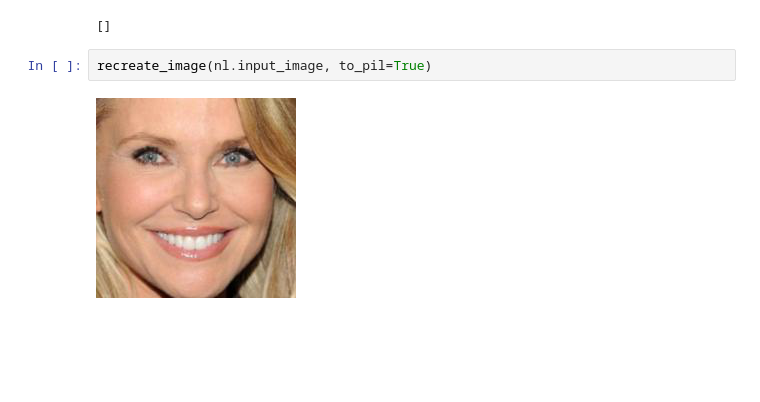
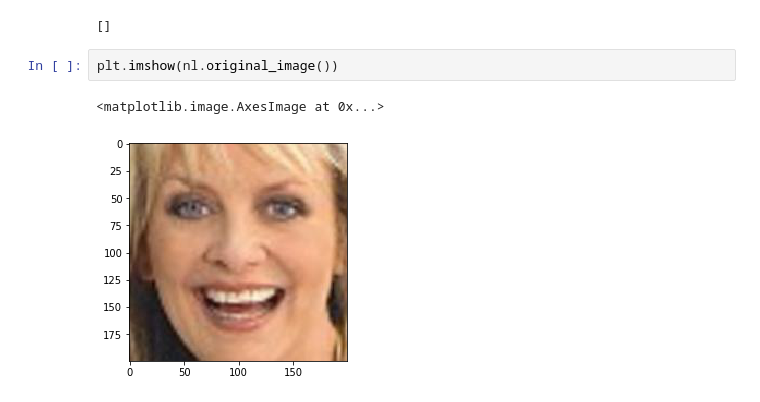
Before and after one commit to deepfx/netlens, a Jupyter notebook: nbs/Netlens_try.ipynb, the cells around one changed output. Cells and saved outputs as stored; diff of their text form; blank space fills up the shorter version.

```diff
--- a/nbs/Netlens_try.ipynb
+++ b/nbs/Netlens_try.ipynb
@@ -213,7 +221,8 @@ gpu_mem_get_all()
 #free
 # %% [output]
 []
-# %%
-recreate_image(nl.input_image, to_pil=True)
-# %% [output]
-[figure, removed]
+# %%
+plt.imshow(nl.original_image())
+# %% [output]
+<matplotlib.image.AxesImage at 0x...>
+[figure, added]
```
Also changed, not shown: parts of 10 cells of this notebook, 2 other files.
